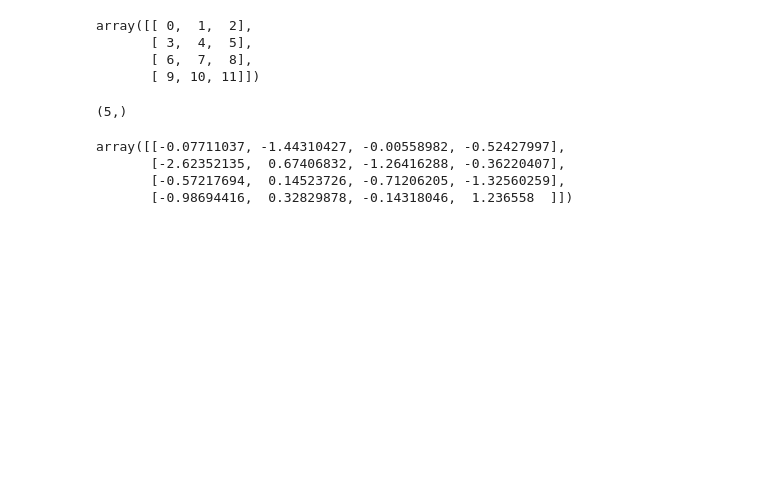
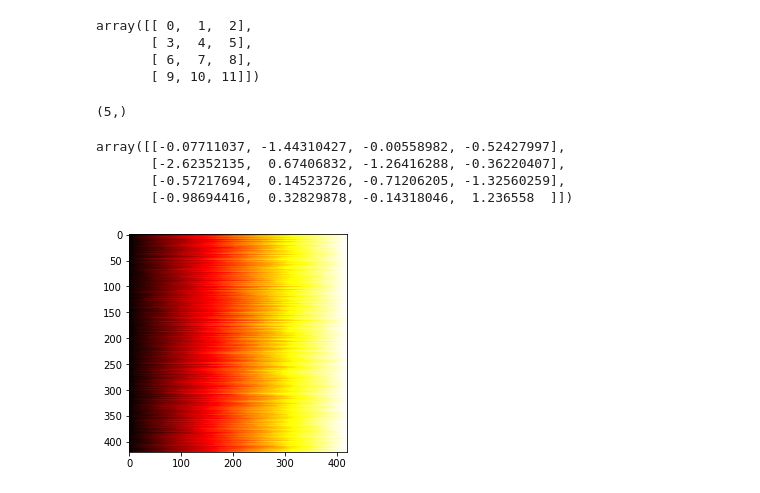
Before and after one commit to scollet1/numpy, a Jupyter notebook: notebooks/file.ipynb, the cells around one changed output. Cells and saved outputs as stored; diff of their text form; code cells hidden in the pictures; blank space fills up the shorter version.

```diff
--- a/notebooks/file.ipynb
+++ b/notebooks/file.ipynb
@@ -32,11 +18,12 @@ array([[ 0,  1,  2],
        [ 9, 10, 11]])
 # %%
 import numpy as np
-from numpy import asarray
+from numpy import asarray, sort
 def func(n):
-    return np.random.choice([0, 1], size=(n,))
+    return asarray(sort(np.random.uniform(0.0, 1.0, n)))
 
-asarray(func(5)).shape
+# func(5)
+func(5).shape
 # %% [output]
 (5,)
 # %%
@@ -48,11 +35,21 @@ array([[-0.07711037, -1.44310427, -0.00558982, -0.52427997],
        [-2.62352135,  0.67406832, -1.26416288, -0.36220407],
        [-0.57217694,  0.14523726, -0.71206205, -1.32560259],
        [-0.98694416,  0.32829878, -0.14318046,  1.236558  ]])
-# %%
-import numpy as np
-def get(m)
-    np.random.randn(m)
-def func(n):
-    return np.random.choice([0, 1], size=(n,))
-
-get().concatenate
+# %%
+import numpy as np
+from numpy import asarray, sort
+import matplotlib.pyplot as plt
+m = 420
+n = 420
+def func(n):
+    return sort(np.random.uniform(0.0, 1.0, n))
+
+arr = func(n)
+
+for row in range(m-1):
+    arr = np.row_stack((arr, func(n)))
+
+im = plt.imshow(arr, shape=(m, n), cmap='hot')
+plt.show(im)
+# %% [output]
+[figure, added]
```
Also changed, not shown: parts of 3 cells of this notebook, 2 other files.
